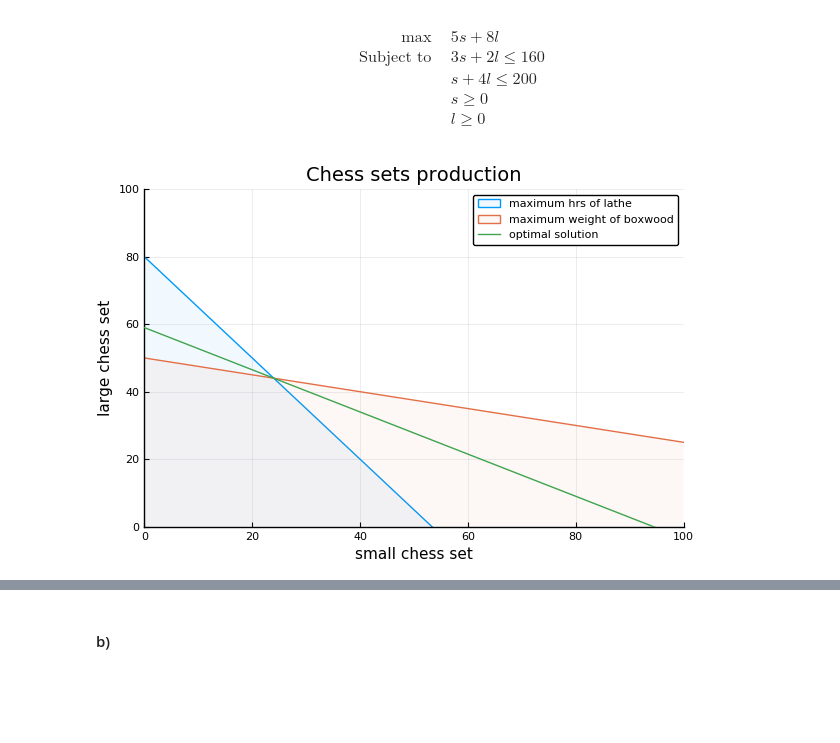
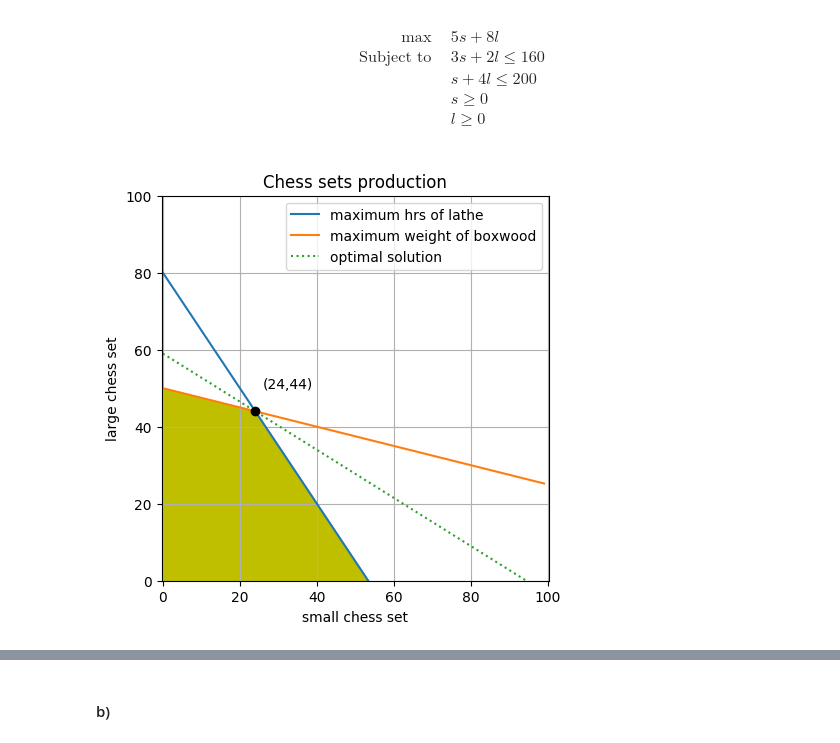
Before and after one commit to xzheng97/optimization, a Jupyter notebook: 524HW4.ipynb, the cells around one changed output, grey strips where cells are left out. Saved outputs shown, nothing was run; the diff lists cells and outputs as text; code cells hidden in the pictures; blank space fills up the shorter version.

```diff
--- a/524HW4.ipynb
+++ b/524HW4.ipynb
@@ -128,17 +132,26 @@ $$ \begin{alignat*}{1}\max\quad & 5 s + 8 l\\
  & l \geq 0\\
 \end{alignat*}
  $$
-# %%
-using Plots
-pyplot()
-x = 0:100
-
-y = 80 .- (3/2)x
-z = 50 .- (1/4)x
-n = 472/8 .- (5/8)x
-plot(x, y, xlim = (0,100), ylim = (0,100), xlabel = "small chess set", ylabel = "large chess set",
-    fill=(0, 0.05, :auto), label="maximum hrs of lathe", title="Chess sets production")
-plot!(x, z, fill=(0, 0.05, :auto), label="maximum weight of boxwood")
-plot!(x,n, label = "optimal solution")
-# %% [output]
-[figure, removed]
+# %%
+using PyPlot
+figure(figsize=(5,5))
+
+w = collect(0:3:100)
+
+y1 = [80 .- (3/2)w[i] for i=1:length(w)]
+plot( w, y1)
+
+y2 = [50 .- (1/4)w[i]  for i=1:length(w)]
+plot( w, y2)
+
+y3 = [472/8 .- (5/8)w[i] for i=1:length(w)]
+plot( w, y3, ":")
+plot(24, 44, "k.", markersize=12)
+text( 26,50, "(24,44)")
+grid(); axis("equal"); axis([0,100,0,100]);
+xlabel("small chess set");  ylabel("large chess set")
+fill([0, 0, 24, 160/3, 0], [0, 50, 44, 0, 0],color = "y")
+legend(["maximum hrs of lathe", "maximum weight of boxwood","optimal solution"])
+title("Chess sets production");
+# %% [output]
+[figure, added]
```
Also changed, not shown: parts of 12 cells of this notebook, 5 other files.
